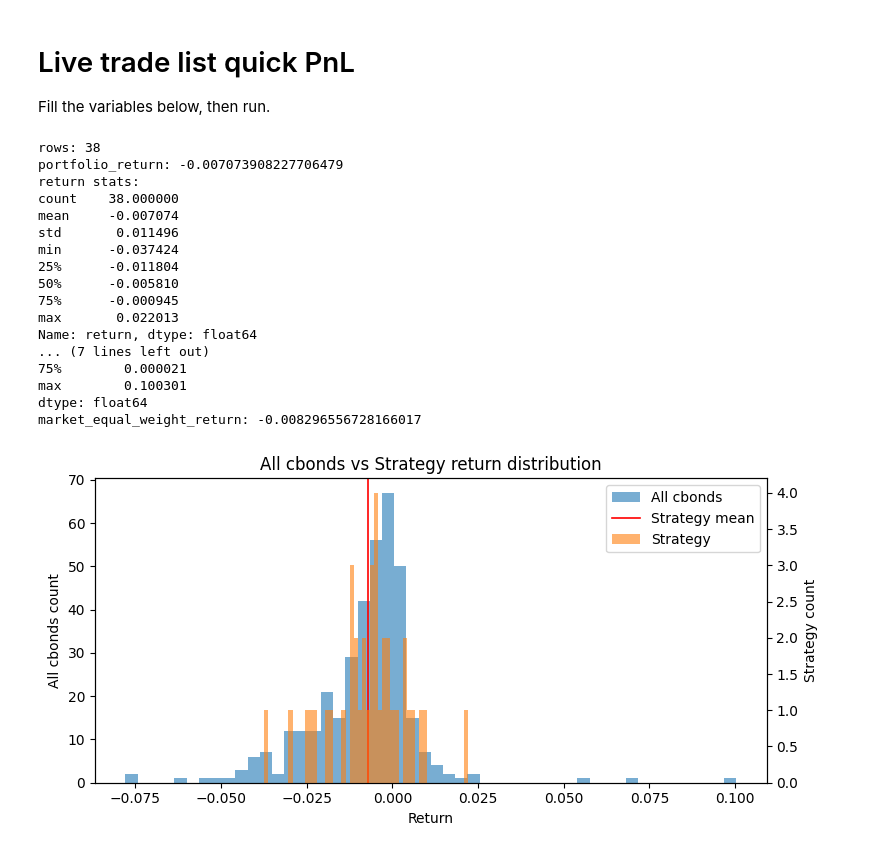
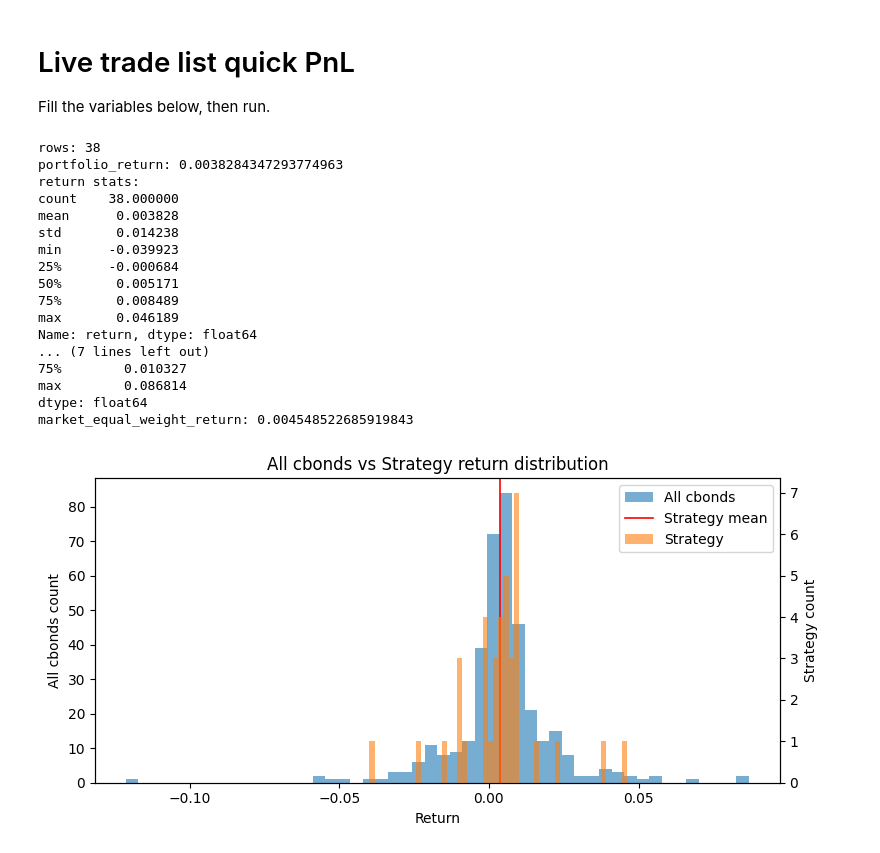
Before and after one commit to gwc0207/CBOND_DAY, a Jupyter notebook: notebooks/live_trade_pnl.ipynb, the cells around one changed output. Drawn from its saved outputs; the diff is of its cells as text; code cells hidden in the pictures.

```diff
--- a/notebooks/live_trade_pnl.ipynb
+++ b/notebooks/live_trade_pnl.ipynb
@@ -8,7 +8,7 @@ import pandas as pd
 import matplotlib.pyplot as plt
 
 # ---- settings ----
-trade_day = '2026-01-26'  # trade_list date
+trade_day = '2026-01-28'  # trade_list date
 signal_name = 'combo_default'
 batch_id = 'Live'
 results_root = Path('D:/cbond_daily/results')
@@ -72,45 +72,45 @@ all_returns = (all_sell - all_buy) / all_buy
 print('all cbonds return stats:')
 print(all_returns.describe())
 
 # equal-weight market return (all tradable)
 if len(all_returns) > 0:
     market_eq_ret = float(all_returns.mean())
     print('market_equal_weight_return:', market_eq_ret)
 
 # histogram
 fig, ax = plt.subplots(figsize=(8, 4))
 ax2 = ax.twinx()
 ax.hist(all_returns.dropna(), bins=50, alpha=0.6, label='All cbonds')
 ax2.hist(merged['return'].dropna(), bins=50, alpha=0.6, color='tab:orange', label='Strategy')
 ax.axvline(merged['return'].mean(), color='red', linewidth=1.2, label='Strategy mean')
 ax.set_title('All cbonds vs Strategy return distribution')
 ax.set_xlabel('Return')
 ax.set_ylabel('All cbonds count')
 ax2.set_ylabel('Strategy count')
 lines, labels = ax.get_legend_handles_labels()
 lines2, labels2 = ax2.get_legend_handles_labels()
 ax.legend(lines + lines2, labels + labels2, loc='best')
 fig.tight_layout()
 plt.show()
 # %% [output]
 rows: 38
-portfolio_return: -0.007073908227706479
+portfolio_return: 0.0038284347293774963
 return stats:
 count    38.000000
-mean     -0.007074
-std       0.011496
-min      -0.037424
-25%      -0.011804
-50%      -0.005810
-75%      -0.000945
-max       0.022013
+mean      0.003828
+std       0.014238
+min      -0.039923
+25%      -0.000684
+50%       0.005171
+75%       0.008489
+max       0.046189
 Name: return, dtype: float64
 ... (7 lines left out)
-75%        0.000021
-max        0.100301
+75%        0.010327
+max        0.086814
 dtype: float64
-market_equal_weight_return: -0.008296556728166017
+market_equal_weight_return: 0.004548522685919843
-[figure, old version]
+[figure, new version]
 # %%
 merged
 # %% [output]
```
Also changed, not shown: parts of 1 cell of this notebook, 4 other files.
